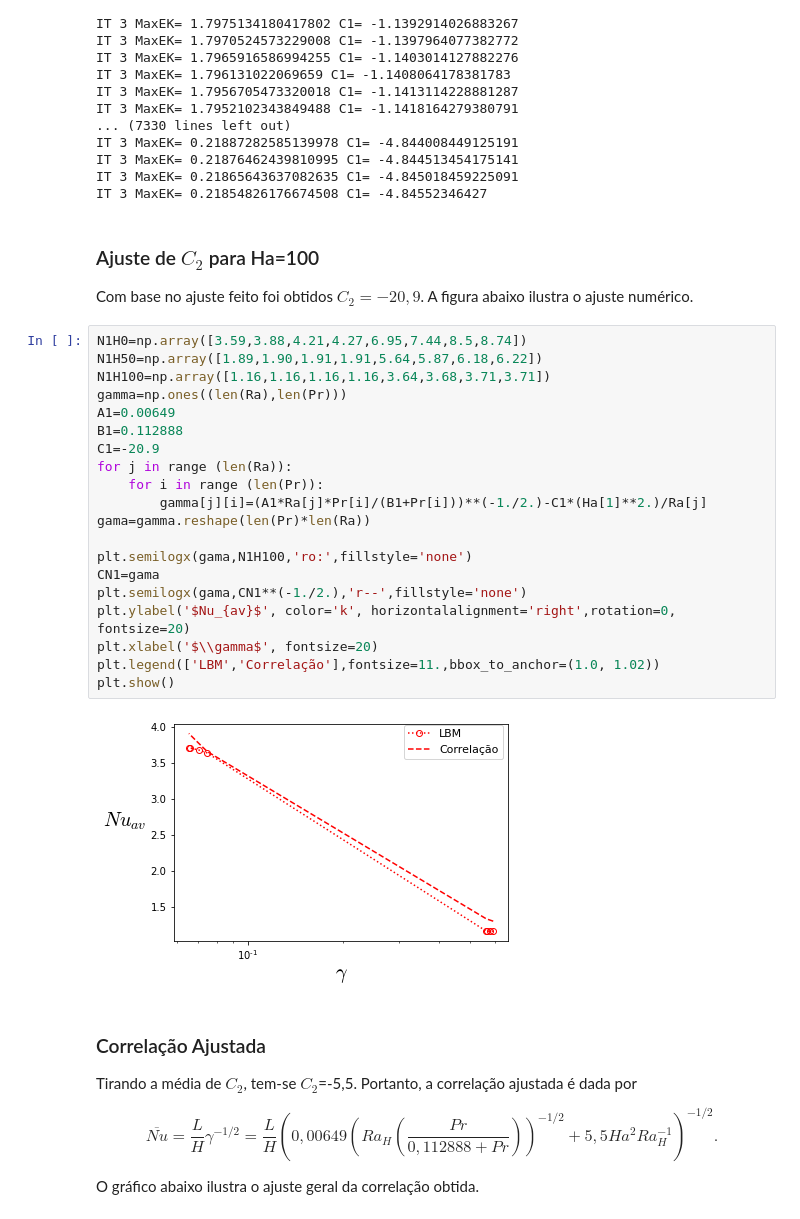
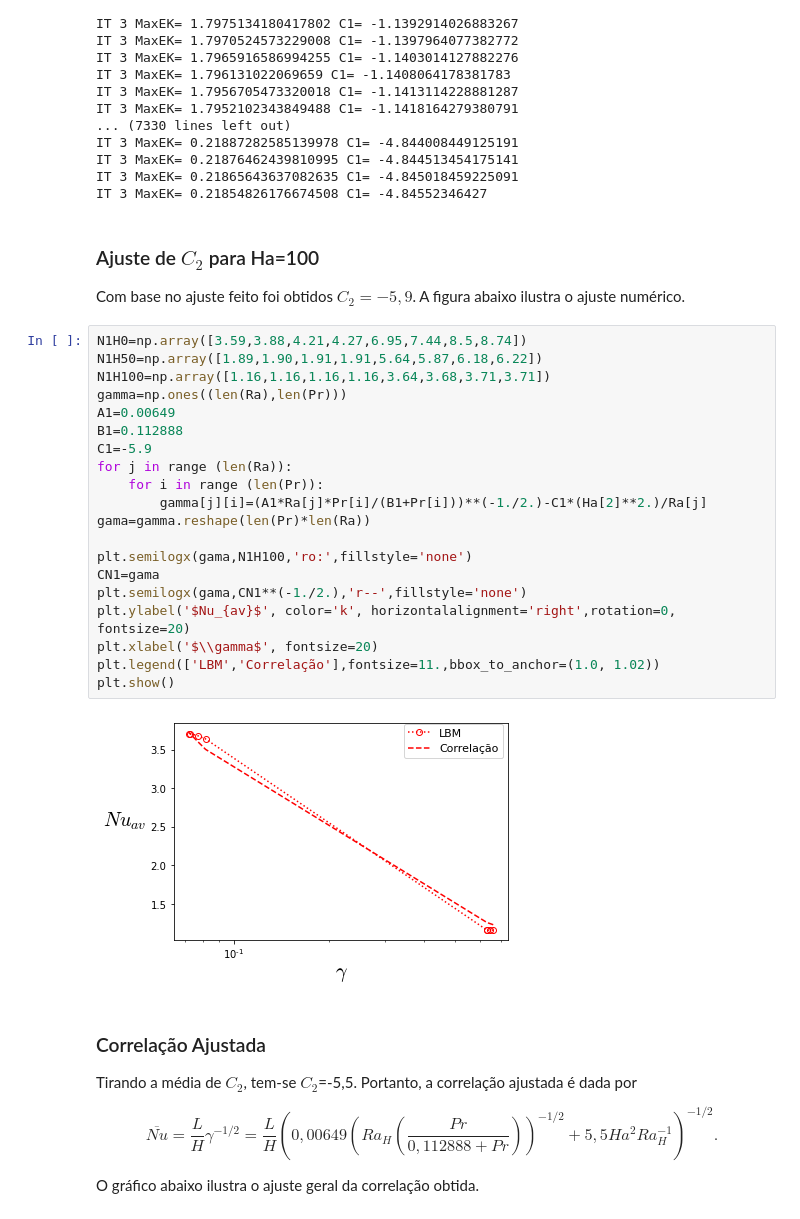
Before and after one commit to Ricardoleite/DocLAMP.github.io, a Jupyter notebook: _sources/notebooks/Resultados-1-Bloco-M-120.ipynb, the cells around one changed output. Cells and saved outputs as stored; diff of their text form.

```diff
--- a/_sources/notebooks/Resultados-1-Bloco-M-120.ipynb
+++ b/_sources/notebooks/Resultados-1-Bloco-M-120.ipynb
@@ -353,29 +353,29 @@ IT 3 MaxEK= 0.21854826176674508 C1= -4.84552346427
 # %% [markdown]
  ### Ajuste de $C_{2}$ para Ha=100
 
- Com base no ajuste feito foi obtidos $C_{2}=-20,9$. A figura abaixo ilustra o ajuste numérico.
+ Com base no ajuste feito foi obtidos $C_{2}=-5,9$. A figura abaixo ilustra o ajuste numérico.
 # %%
 N1H0=np.array([3.59,3.88,4.21,4.27,6.95,7.44,8.5,8.74])
 N1H50=np.array([1.89,1.90,1.91,1.91,5.64,5.87,6.18,6.22])
 N1H100=np.array([1.16,1.16,1.16,1.16,3.64,3.68,3.71,3.71])
 gamma=np.ones((len(Ra),len(Pr)))
 A1=0.00649
 B1=0.112888
-C1=-20.9
+C1=-5.9
 for j in range (len(Ra)):
     for i in range (len(Pr)):
-        gamma[j][i]=(A1*Ra[j]*Pr[i]/(B1+Pr[i]))**(-1./2.)-C1*(Ha[1]**2.)/Ra[j]
+        gamma[j][i]=(A1*Ra[j]*Pr[i]/(B1+Pr[i]))**(-1./2.)-C1*(Ha[2]**2.)/Ra[j]
 gama=gamma.reshape(len(Pr)*len(Ra))
 
 plt.semilogx(gama,N1H100,'ro:',fillstyle='none')
 CN1=gama
 plt.semilogx(gama,CN1**(-1./2.),'r--',fillstyle='none')
 plt.ylabel('$Nu_{av}$', color='k', horizontalalignment='right',rotation=0, fontsize=20)
 plt.xlabel('$\\gamma$', fontsize=20)
 plt.legend(['LBM','Correlação'],fontsize=11.,bbox_to_anchor=(1.0, 1.02))
 plt.show()
 # %% [output]
-[figure, old version]
+[figure, new version]
 # %% [markdown]
  ### Correlação Ajustada
 
```
Also changed, not shown: 5 other files.
